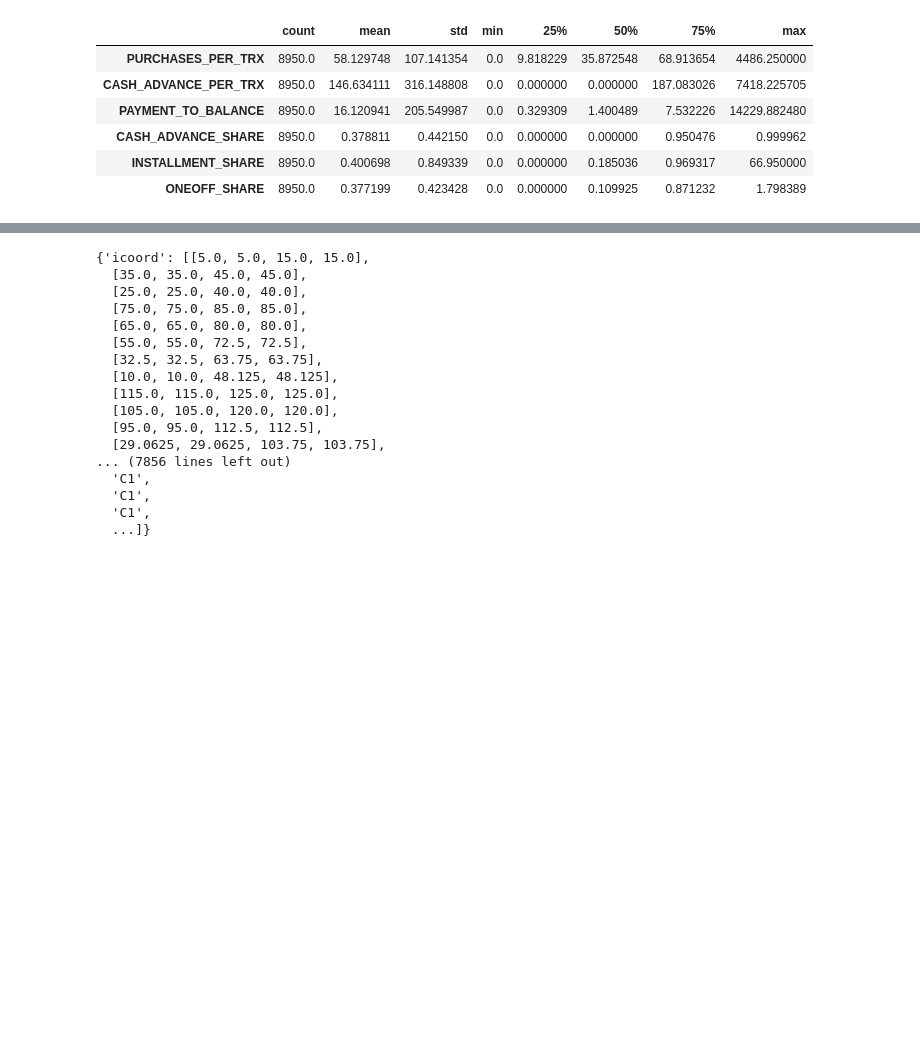
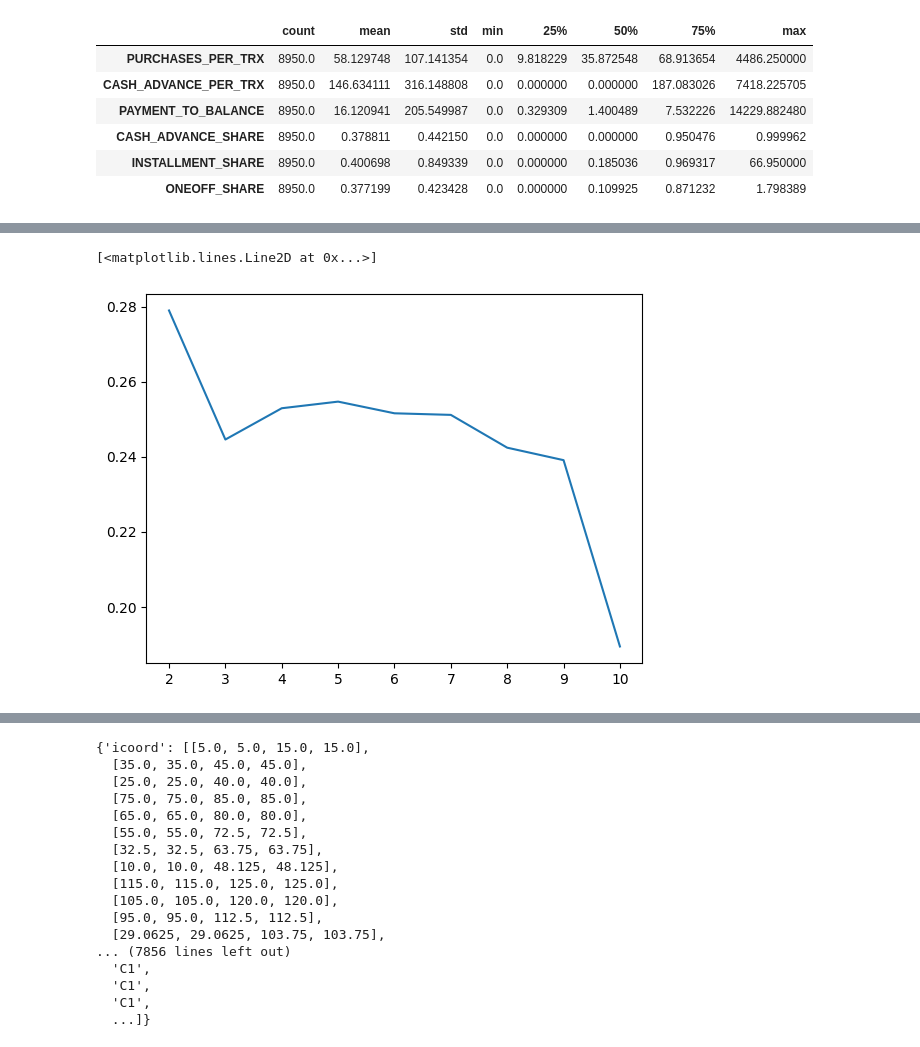
Before and after one commit to Jashan-jj/Clustering-on-Credit-Card-Dataset, a Jupyter notebook: notebooks/credit_card_clustering.ipynb, the cells around one changed output, grey strips where cells are left out. Drawn from its saved outputs; the diff is of its cells as text; code cells hidden in the pictures; blank space fills up the shorter version.

```diff
--- a/notebooks/credit_card_clustering.ipynb
+++ b/notebooks/credit_card_clustering.ipynb
@@ -184,2 +204,5 @@ plt.plot(range(2,11), wcss)
 # %%
-# plt.plot(range(2,11), ss)
+plt.plot(range(2,11), ss)
+# %% [output]
+[<matplotlib.lines.Line2D at 0x...>]
+[figure, added]
```
Also changed, not shown: parts of 19 cells of this notebook.
